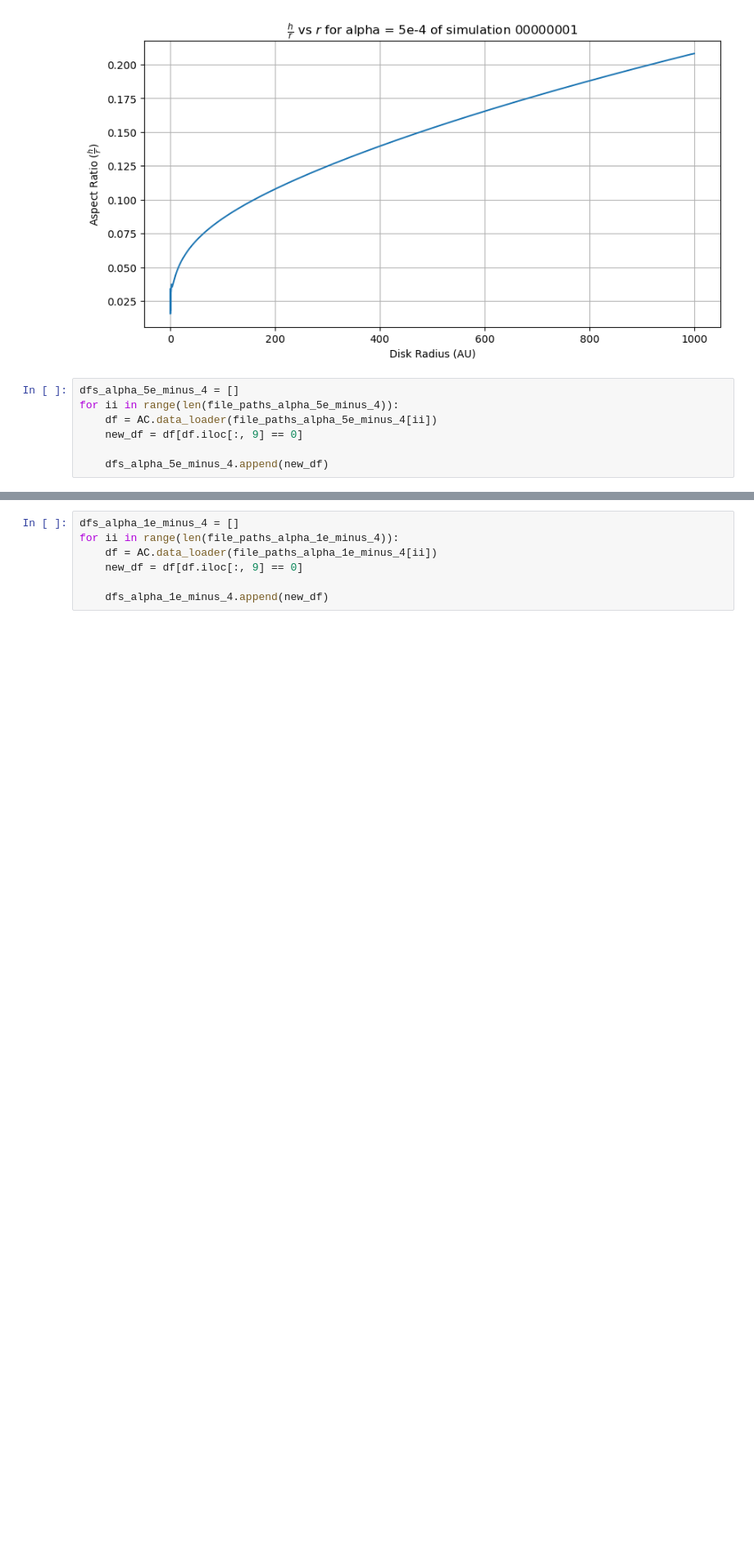
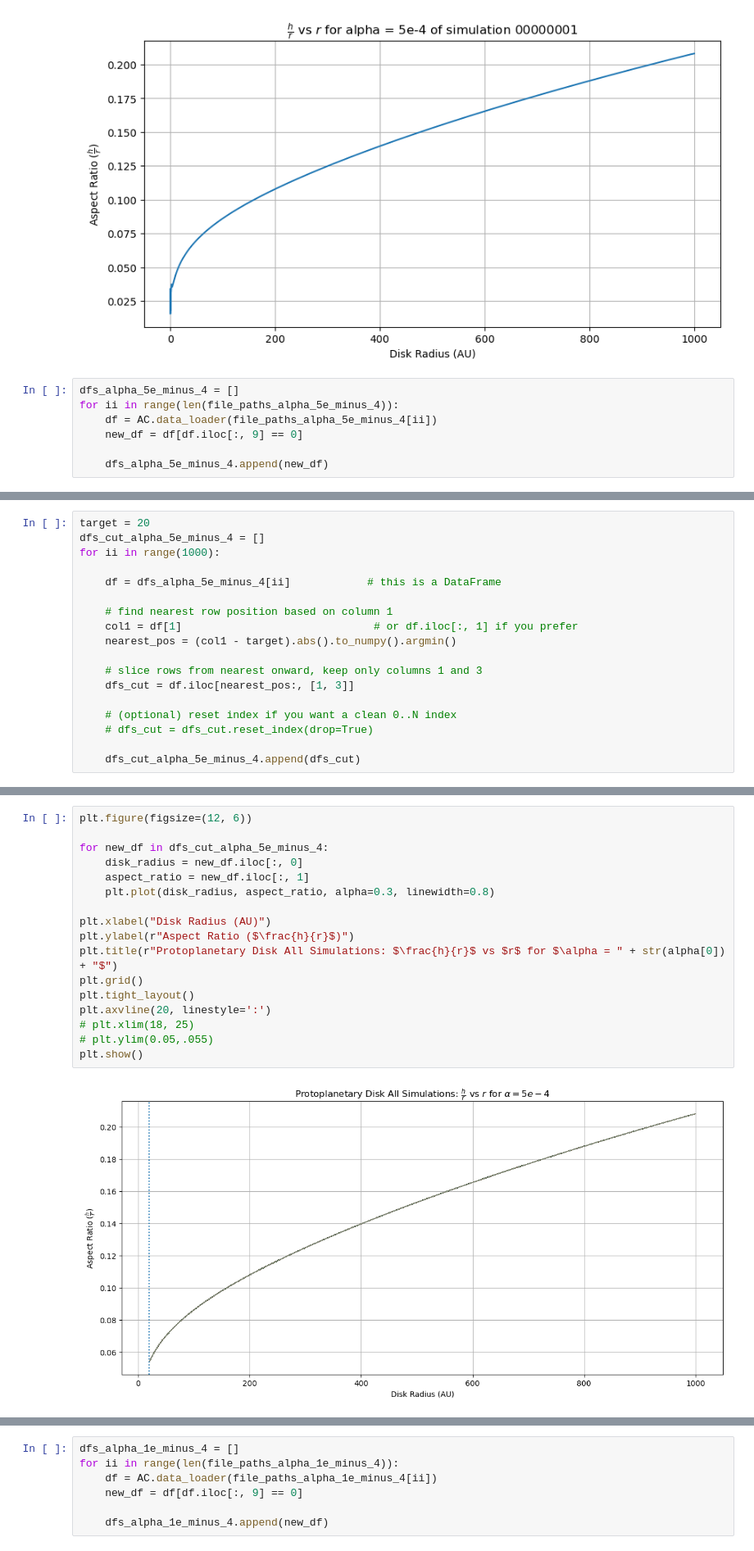
Before and after one commit to Chartman25/UnigeMasters, a Jupyter notebook: Astrophysics_Lab_Disc_Truncation/disk_height_to_radius.ipynb, the cells around one changed output, grey strips where cells are left out. Shown at 82% size. Saved outputs shown, nothing was run; the diff lists cells and outputs as text; blank space fills up the shorter version.

```diff
--- a/Astrophysics_Lab_Disc_Truncation/disk_height_to_radius.ipynb
+++ b/Astrophysics_Lab_Disc_Truncation/disk_height_to_radius.ipynb
@@ -67,0 +104,18 @@ plt.show()
+# %%
+target = 20
+dfs_cut_alpha_5e_minus_4 = []
+for ii in range(1000):
+
+    df = dfs_alpha_5e_minus_4[ii]            # this is a DataFrame
+
+    # find nearest row position based on column 1
+    col1 = df[1]                              # or df.iloc[:, 1] if you prefer
+    nearest_pos = (col1 - target).abs().to_numpy().argmin()
+
+    # slice rows from nearest onward, keep only columns 1 and 3
+    dfs_cut = df.iloc[nearest_pos:, [1, 3]]
+
+    # (optional) reset index if you want a clean 0..N index
+    # dfs_cut = dfs_cut.reset_index(drop=True)
+
+    dfs_cut_alpha_5e_minus_4.append(dfs_cut)
@@ -67,0 +138,19 @@ plt.show()
+# %%
+plt.figure(figsize=(12, 6))
+
+for new_df in dfs_cut_alpha_5e_minus_4:
+    disk_radius = new_df.iloc[:, 0]
+    aspect_ratio = new_df.iloc[:, 1]
+    plt.plot(disk_radius, aspect_ratio, alpha=0.3, linewidth=0.8)
+
+plt.xlabel("Disk Radius (AU)")
+plt.ylabel(r"Aspect Ratio ($\frac{h}{r}$)")
+plt.title(r"Protoplanetary Disk All Simulations: $\frac{h}{r}$ vs $r$ for $\alpha = " + str(alpha[0]) + "$")
+plt.grid()
+plt.tight_layout()
+plt.axvline(20, linestyle=':')
+# plt.xlim(18, 25)
+# plt.ylim(0.05,.055)
+plt.show()
+# %% [output]
+[figure, added]
```
Also changed, not shown: parts of 14 cells of this notebook, 6 other files.
